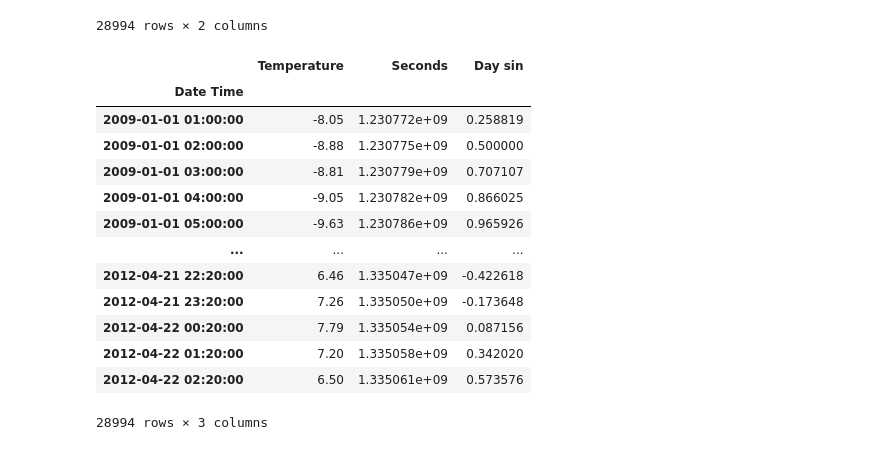
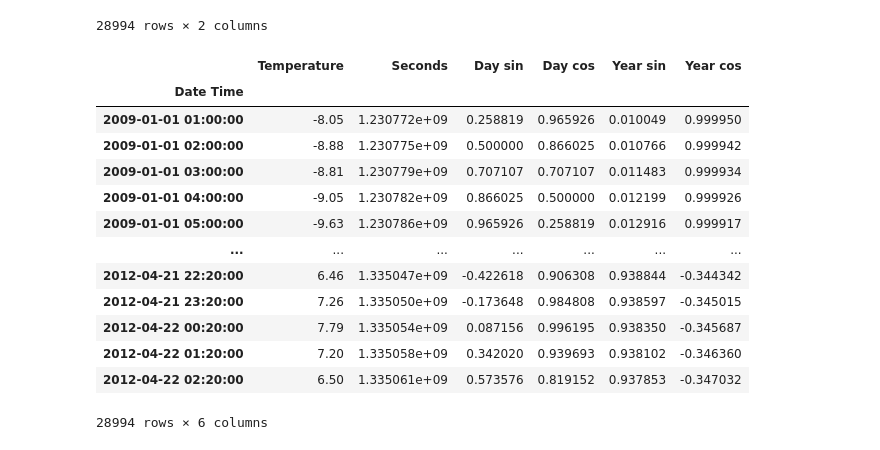
Before and after one commit to sandhrabijoy/Time-series, a Jupyter notebook: Timeseries_using_multivariate.ipynb, the cells around one changed output. Saved outputs shown, nothing was run; the diff lists cells and outputs as text; code cells hidden in the pictures.

```diff
--- a/Timeseries_using_multivariate.ipynb
+++ b/Timeseries_using_multivariate.ipynb
@@ -295,22 +295,25 @@ tempdf
 # %%
 day=60*60*24
 year=365.2425*day
 
 
 tempdf['Day sin']=np.sin(tempdf['Seconds']*(2*np.pi/day))
+tempdf['Day cos']=np.cos(tempdf['Seconds']*(2*np.pi/day))
+tempdf['Year sin']=np.sin(tempdf['Seconds']*(2*np.pi/year))
+tempdf['Year cos']=np.cos(tempdf['Seconds']*(2*np.pi/year))
 tempdf
 # %% [output]
-|  | Temperature | Seconds | Day sin |
-| Date Time |  |  |  |
-| 2009-01-01 01:00:00 | -8.05 | 1.230772e+09 | 0.258819 |
-| 2009-01-01 02:00:00 | -8.88 | 1.230775e+09 | 0.500000 |
-| 2009-01-01 03:00:00 | -8.81 | 1.230779e+09 | 0.707107 |
-| 2009-01-01 04:00:00 | -9.05 | 1.230782e+09 | 0.866025 |
-| 2009-01-01 05:00:00 | -9.63 | 1.230786e+09 | 0.965926 |
-| ... | ... | ... | ... |
-| 2012-04-21 22:20:00 | 6.46 | 1.335047e+09 | -0.422618 |
-| 2012-04-21 23:20:00 | 7.26 | 1.335050e+09 | -0.173648 |
-| 2012-04-22 00:20:00 | 7.79 | 1.335054e+09 | 0.087156 |
-| 2012-04-22 01:20:00 | 7.20 | 1.335058e+09 | 0.342020 |
-| 2012-04-22 02:20:00 | 6.50 | 1.335061e+09 | 0.573576 |
+|  | Temperature | Seconds | Day sin | Day cos | Year sin | Year cos |
+| Date Time |  |  |  |  |  |  |
+| 2009-01-01 01:00:00 | -8.05 | 1.230772e+09 | 0.258819 | 0.965926 | 0.010049 | 0.999950 |
+| 2009-01-01 02:00:00 | -8.88 | 1.230775e+09 | 0.500000 | 0.866025 | 0.010766 | 0.999942 |
+| 2009-01-01 03:00:00 | -8.81 | 1.230779e+09 | 0.707107 | 0.707107 | 0.011483 | 0.999934 |
+| 2009-01-01 04:00:00 | -9.05 | 1.230782e+09 | 0.866025 | 0.500000 | 0.012199 | 0.999926 |
+| 2009-01-01 05:00:00 | -9.63 | 1.230786e+09 | 0.965926 | 0.258819 | 0.012916 | 0.999917 |
+| ... | ... | ... | ... | ... | ... | ... |
+| 2012-04-21 22:20:00 | 6.46 | 1.335047e+09 | -0.422618 | 0.906308 | 0.938844 | -0.344342 |
+| 2012-04-21 23:20:00 | 7.26 | 1.335050e+09 | -0.173648 | 0.984808 | 0.938597 | -0.345015 |
+| 2012-04-22 00:20:00 | 7.79 | 1.335054e+09 | 0.087156 | 0.996195 | 0.938350 | -0.345687 |
+| 2012-04-22 01:20:00 | 7.20 | 1.335058e+09 | 0.342020 | 0.939693 | 0.938102 | -0.346360 |
+| 2012-04-22 02:20:00 | 6.50 | 1.335061e+09 | 0.573576 | 0.819152 | 0.937853 | -0.347032 |
-28994 rows × 3 columns
+28994 rows × 6 columns
```
Also changed, not shown: parts of 4 cells of this notebook.
